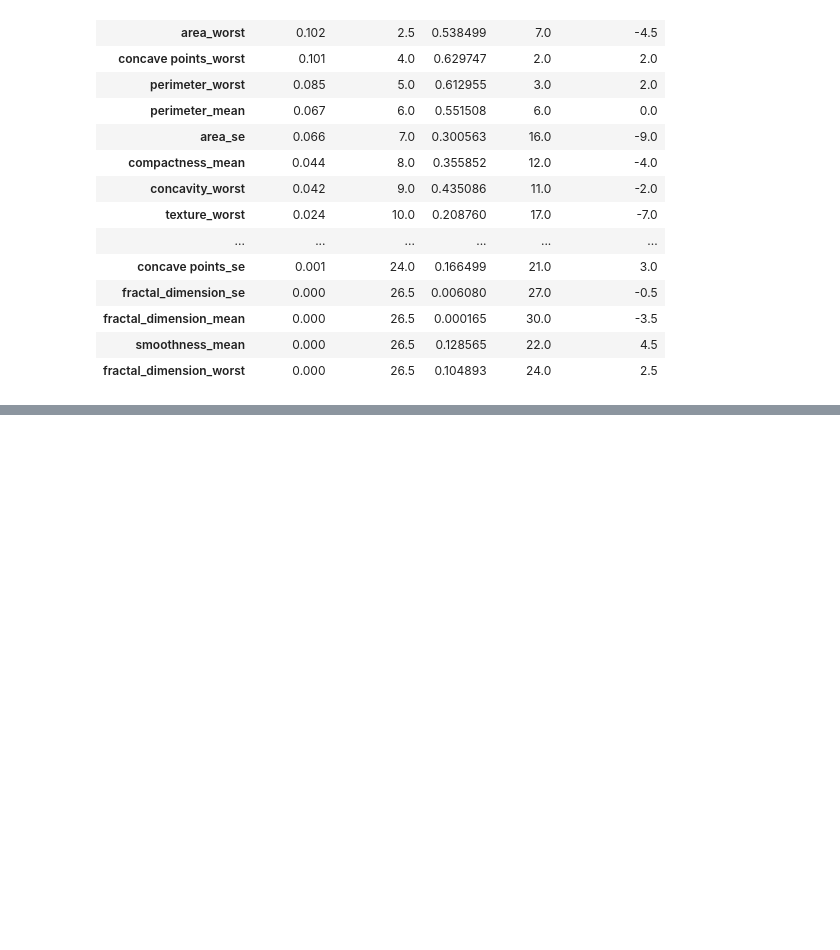
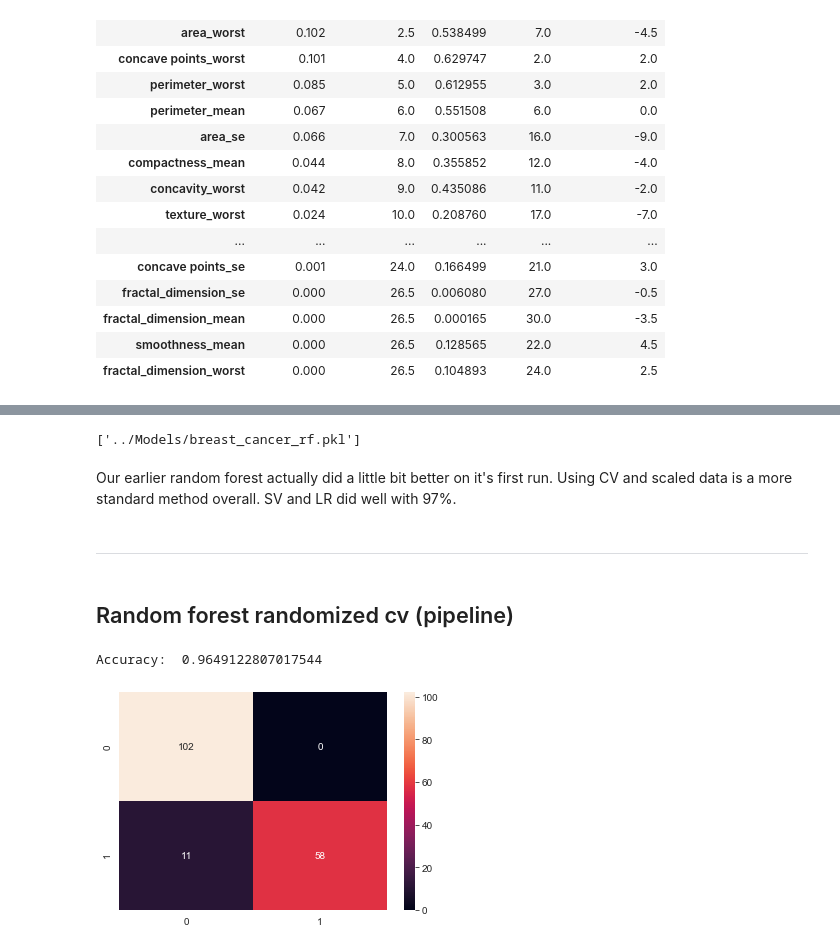
Before and after one commit to davidtnly/MachineLearning, a Jupyter notebook: 23-breast-cancer-detection-tf-nn.ipynb, the cells around one changed output, grey strips where cells are left out. Saved outputs shown, nothing was run; the diff lists cells and outputs as text; code cells hidden in the pictures; blank space fills up the shorter version.

Commit message:
updated bcd notebook with pipelien models, cv models and added pickle files

```diff
--- a/23-breast-cancer-detection-tf-nn.ipynb
+++ b/23-breast-cancer-detection-tf-nn.ipynb
@@ -956,0 +1057,53 @@ combined_feat_rank_df
+# %%
+# Save model
+from sklearn.externals import joblib
+joblib.dump(svc, '../Models/breast_cancer_svc.pkl')
+joblib.dump(lr, '../Models/breast_cancer_lr.pkl')
+joblib.dump(xgb, '../Models/breast_cancer_xgb.pkl')
+joblib.dump(rf, '../Models/breast_cancer_rf.pkl')
+# %% [output]
+['../Models/breast_cancer_rf.pkl']
+# %% [markdown]
+Our earlier random forest actually did a little bit better on it's first run. Using CV and scaled data is a more standard method overall. SV and LR did well with 97%.
+# %% [markdown]
+--------
+# %% [markdown]
+## Random forest randomized cv (pipeline)
+# %%
+# Parameter grid
+param_dist = {'model__max_depth': range(3, 8),
+              'model__max_features': range(8, 21),
+              'model__min_samples_split': range(2, 11)}
+
+# PCA
+components = 20
+pca = PCA(n_components=components)
+
+# RF
+rf_new = RandomForestClassifier(random_state=200)
+
+model_pipeline = Pipeline(steps=[('scaler', scaler),
+                                 ('pca', pca),
+                                 ('model', rf_new)])
+# Randomized cv
+random_search = RandomizedSearchCV(estimator=model_pipeline,
+                                   param_distributions=param_dist,
+                                   n_iter=20,
+                                   cv=10)
+
+# Fit
+random_search.fit(X_train, y_train)
+
+# Evaluate
+rf_new_acc = accuracy_score(y_test, rf_model.predict(X_test))
+print('Accuracy: ', rf_new_acc)
+
+# Confusion Matrix
+cm = confusion_matrix(y_test, random_search.predict(X_test))
+sns.heatmap(cm,
+            annot=True,
+            fmt='d')
+plt.show()
+# %% [output]
+Accuracy:  0.9649122807017544
+[figure, added]
```
Also changed, not shown: parts of 19 cells of this notebook, 7 other files.
